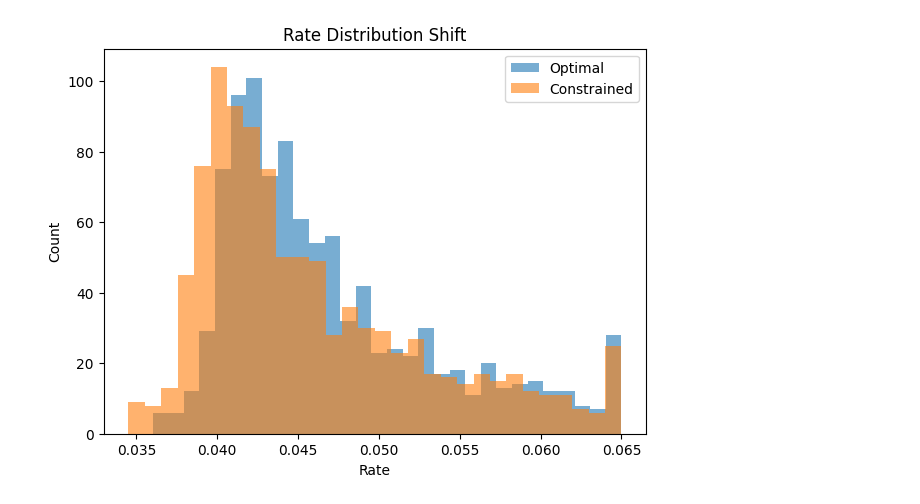
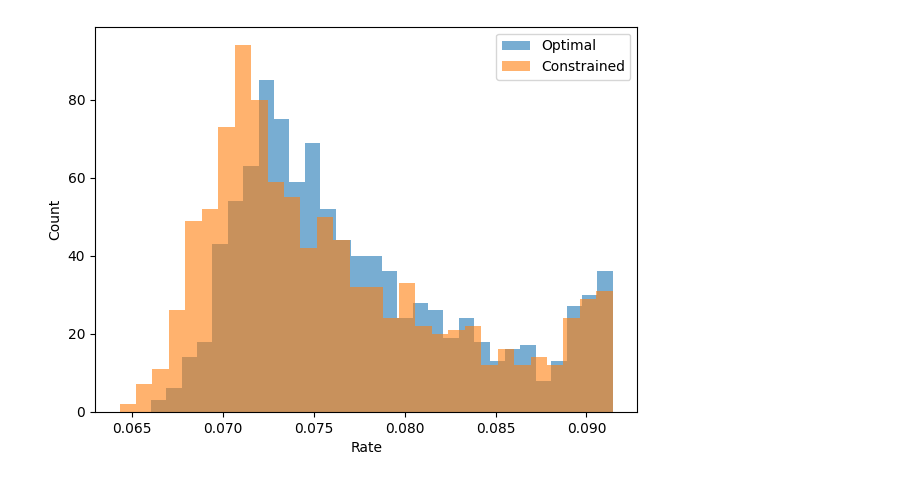
Before and after one commit to Srikanth421/mortgage-rate-optimization, a Jupyter notebook: notebook/Paper_Mortgage_Rates.ipynb, the cells around one changed output. Cells and saved outputs as stored; diff of their text form; code cells hidden in the pictures.

Commit message:
Update notebook with PMMS-based market-relative pricing

```diff
--- a/notebook/Paper_Mortgage_Rates.ipynb
+++ b/notebook/Paper_Mortgage_Rates.ipynb
@@ -24,0 +25,4 @@ Initial shape: (148938, 36)
+# %%
+import pandas as pd
+
+pmms_raw = pd.read_excel("historicalweeklydata.xlsx", sheet_name="Full History", header=7)
@@ -270,30 +375,25 @@ def acceptance_prob(row, r):
 # ------------------------------------------------------------
 
 def expected_profit(row, r):
-    # default probability (real model)
     temp = row.copy()
-    temp["rate_z"] = (r - 0.04) / 1
+    temp["rate_z"] = (r - row["rm"]) / 0.01
 
     X_one = pd.DataFrame([temp[features]])
     pd_default = model_default.predict_proba(X_one)[0, 1]
 
-    # acceptance probability (synthetic)
     pa = acceptance_prob(row, r)
 
     L = row["OrigUPB"]
     T = 5
-    cost_of_funds = 0.025
-
-    # simple LGD approximation
-    lgd = 0.2 + 0.4 * ((row["LTV"] / 100) - 0.8)
-    lgd = np.clip(lgd, 0.1, 0.6)
-
+    cost_of_funds = row["rm"] - 0.015  # 150bps below market
+    lgd = np.clip(0.2 + 0.4 * ((row["LTV"] / 100) - 0.8), 0.1, 0.6)
     acquisition_cost = 1000
 
+    # Margin goes negative when r < cost_of_funds
+    # This naturally penalizes rates too far below market
     profit = (
         L * (r - cost_of_funds) * T
         - pd_default * lgd * L
         - acquisition_cost
     )
-
     return pa * profit
@@ -303,25 +433,22 @@ def expected_profit(row, r):
 # ------------------------------------------------------------
 
 def optimize_rate(row, epsilon=0.05):
-    rates = np.linspace(0.03, 0.065, 141)
+    rm = row["rm"]
 
+    # KEY FIX: grid must stay ABOVE cost of funds floor
+    # Cost of funds = rm - 0.015, so minimum viable rate ≈ rm - 0.01
+    r_min = rm - 0.010   # 100bps below market (still profitable)
+    r_max = rm + 0.020   # 200bps above market
+
+    rates = np.linspace(r_min, r_max, 141)
     profits = np.array([expected_profit(row, r) for r in rates])
 
     max_profit = np.max(profits)
     opt_rate = rates[np.argmax(profits)]
 
-    # handle negative profit case safely
-    if max_profit > 0:
-        threshold = (1 - epsilon) * max_profit
-    else:
-        threshold = max_profit
-
+    threshold = (1 - epsilon) * max_profit if max_profit > 0 else max_profit
     valid = rates[profits >= threshold]
-
-    if len(valid) == 0:
-        constrained_rate = opt_rate
-    else:
-        constrained_rate = np.min(valid)
+    constrained_rate = np.min(valid) if len(valid) > 0 else opt_rate
 
     return opt_rate, constrained_rate, max_profit, rates, profits
 # %%
@@ -402,17 +541,17 @@ plt.show()
 # %%
 # ------------------------------------------------------------
 # 11. PLOT 2: DISTRIBUTION SHIFT (VERY IMPORTANT)
 # ------------------------------------------------------------
 
 plt.figure(figsize=(7,5))
 plt.hist(opt_rates, bins=30, alpha=0.6, label="Optimal")
 plt.hist(cons_rates, bins=30, alpha=0.6, label="Constrained")
 plt.xlabel("Rate")
 plt.ylabel("Count")
-plt.title("Rate Distribution Shift")
+# plt.title("Rate Distribution Shift")
 plt.legend()
 plt.savefig("rate_distribution.png")
 plt.show()
 # %% [output]
-[figure, old version]
+[figure, new version]
 # %%
```
Also changed, not shown: parts of 14 cells of this notebook.
